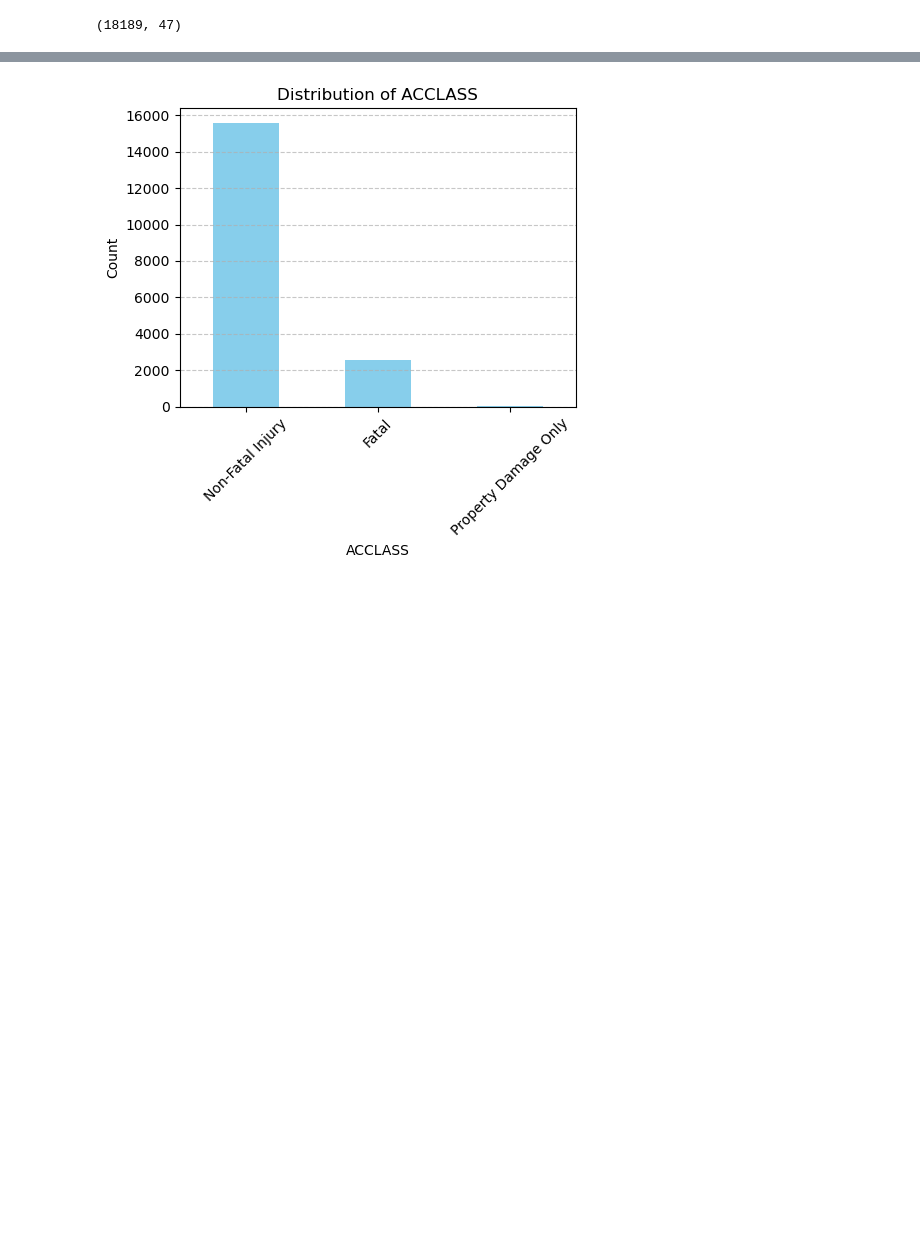
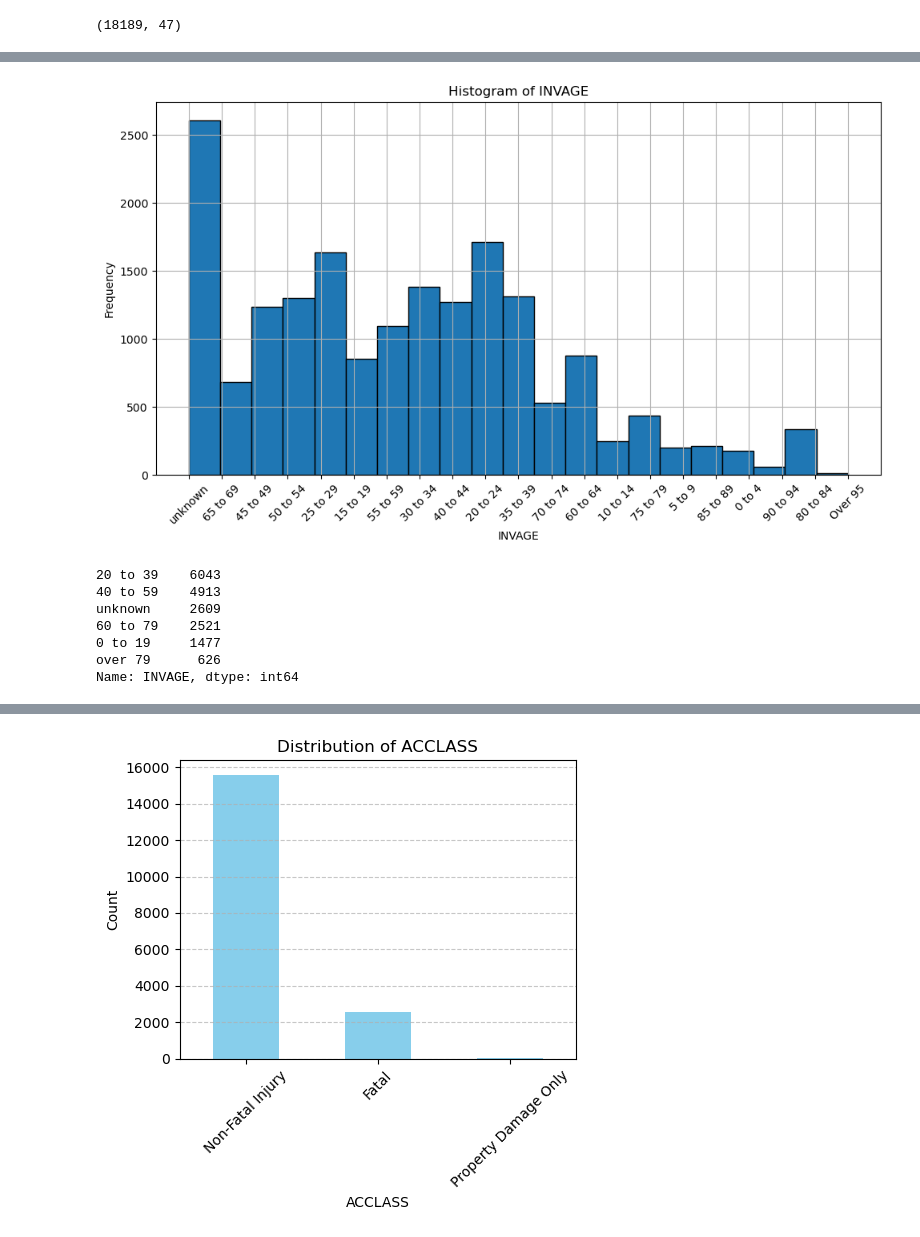
Before and after one commit to kwRe1208/comp247-group-project, a Jupyter notebook: preprocessing_plotting(kirstin).ipynb, the cells around one changed output, grey strips where cells are left out. Drawn from its saved outputs; the diff is of its cells as text; code cells hidden in the pictures; blank space fills up the shorter version.

```diff
--- a/preprocessing_plotting(kirstin).ipynb
+++ b/preprocessing_plotting(kirstin).ipynb
@@ -214,0 +249,45 @@ df.shape
+# %%
+invage_counts=df['INVAGE'].value_counts()
+plt.figure(figsize=(10, 6))
+plt.hist(df['INVAGE'], bins=len(invage_counts), edgecolor='black')
+plt.xlabel('INVAGE')
+plt.ylabel('Frequency')
+plt.title('Histogram of INVAGE')
+plt.xticks(rotation=45)
+plt.tight_layout()
+plt.grid(True)
+plt.show()
+age_mapping = {
+    'unknown': 'unknown',
+    '20 to 24': '20 to 39',
+    '25 to 29': '20 to 39',
+    '30 to 34': '20 to 39',
+    '35 to 39': '20 to 39',
+    '50 to 54': '40 to 59',
+    '40 to 44': '40 to 59',
+    '45 to 49': '40 to 59',
+    '55 to 59': '40 to 59',
+    '60 to 64': '60 to 79',
+    '15 to 19': '0 to 19',
+    '65 to 69': '60 to 79',
+    '70 to 74': '60 to 79',
+    '75 to 79': '60 to 79',
+    '80 to 84': 'over 79',
+    '10 to 14': '0 to 19',
+    '85 to 89': 'over 79',
+    '5 to 9': '0 to 19',
+    '0 to 4': '0 to 19',
+    '90 to 94': 'over 79',
+    'Over 95': 'over 79'
+}
+df['INVAGE'].replace(age_mapping,inplace=True)
+df['INVAGE'].value_counts()
+# %% [output]
+[figure, added]
+20 to 39    6043
+40 to 59    4913
+unknown     2609
+60 to 79    2521
+0 to 19     1477
+over 79      626
+Name: INVAGE, dtype: int64
```
Also changed, not shown: parts of 24 cells of this notebook, 1 other file.
